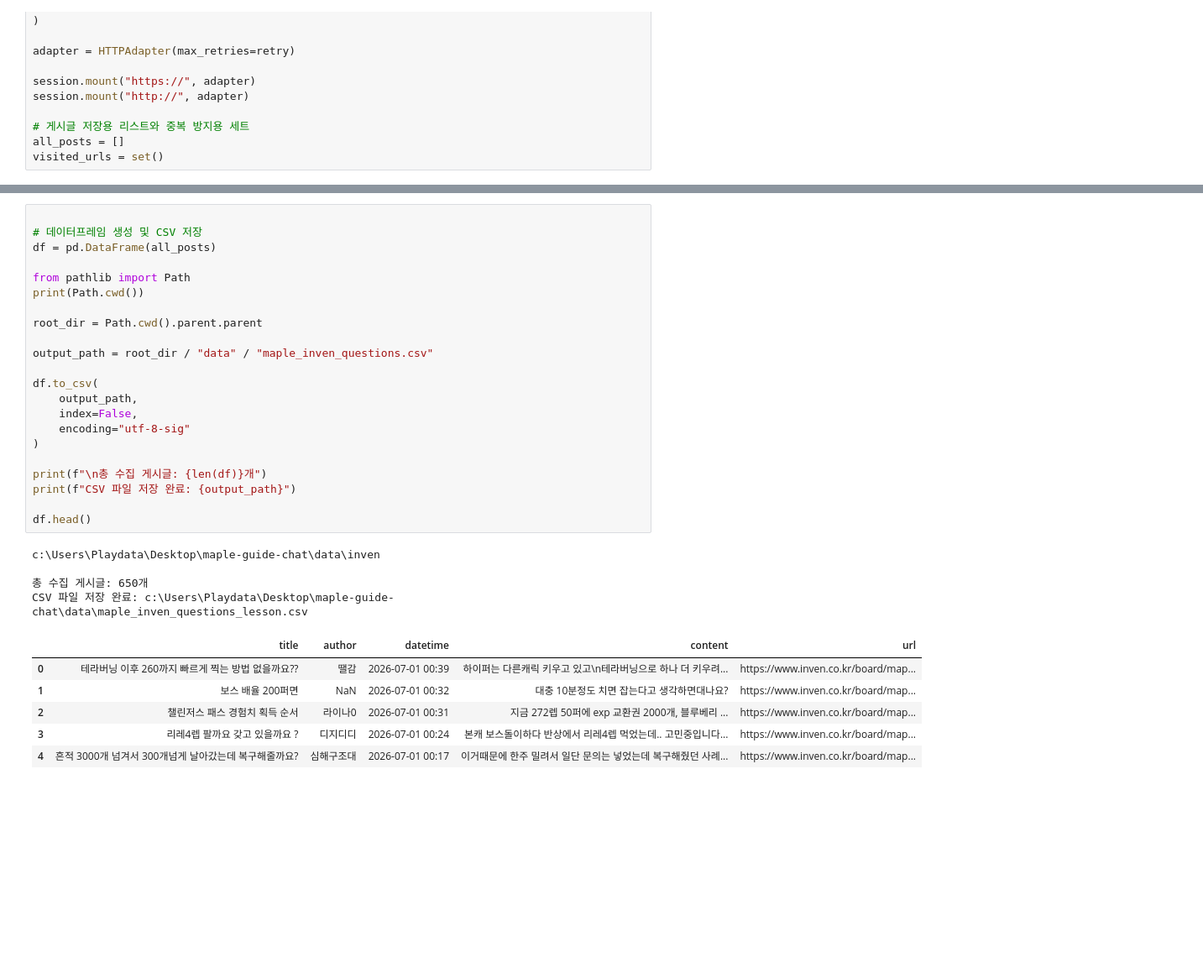
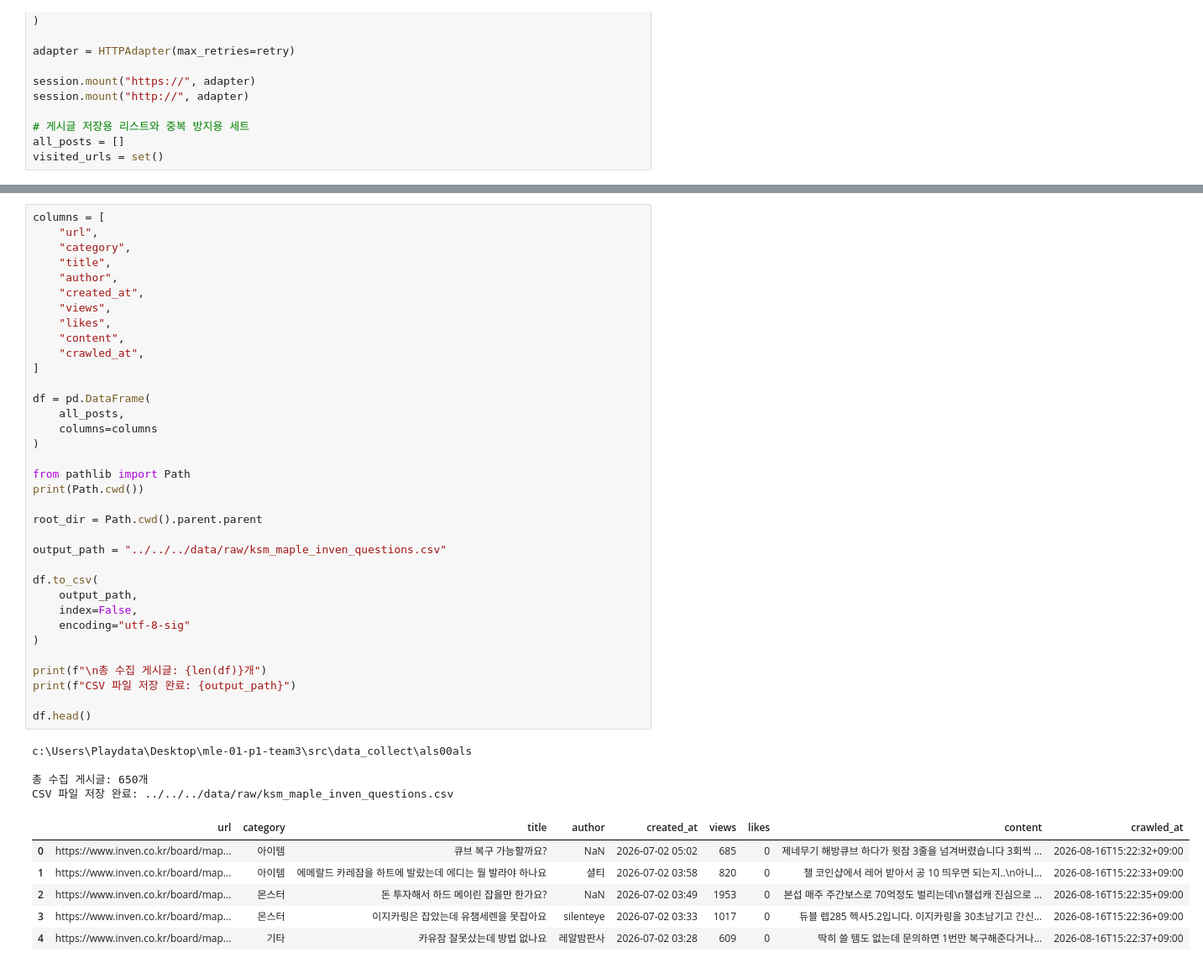
Before and after one commit to encore-ai-campus/mle-01-p1-team3, a Jupyter notebook: src/data_collect/als00als/maple_inven_crawling.ipynb, the cells around one changed output, grey strips where cells are left out. Shown at 84% size. Cells and saved outputs as stored; diff of their text form; blank space fills up the shorter version.

```diff
--- a/src/data_collect/als00als/maple_inven_crawling.ipynb
+++ b/src/data_collect/als00als/maple_inven_crawling.ipynb
@@ -188,33 +263,46 @@ for page in range(START_PAGE, END_PAGE + 1):
 # %%
+columns = [
+    "url",
+    "category",
+    "title",
+    "author",
+    "created_at",
+    "views",
+    "likes",
+    "content",
+    "crawled_at",
+]
 
-# 데이터프레임 생성 및 CSV 저장
-df = pd.DataFrame(all_posts)
+df = pd.DataFrame(
+    all_posts,
+    columns=columns
+)
 
 from pathlib import Path
 print(Path.cwd())
 
 root_dir = Path.cwd().parent.parent
 
-output_path = root_dir / "data" / "maple_inven_questions.csv"
+output_path = "../../../data/raw/ksm_maple_inven_questions.csv"
 
 df.to_csv(
     output_path,
     index=False,
     encoding="utf-8-sig"
 )
 
 print(f"\n총 수집 게시글: {len(df)}개")
 print(f"CSV 파일 저장 완료: {output_path}")
 
 df.head()
 # %% [output]
-c:\Users\Playdata\Desktop\maple-guide-chat\data\inven
+c:\Users\Playdata\Desktop\mle-01-p1-team3\src\data_collect\als00als
 
 총 수집 게시글: 650개
-CSV 파일 저장 완료: c:\Users\Playdata\Desktop\maple-guide-chat\data\maple_inven_questions_lesson.csv
+CSV 파일 저장 완료: ../../../data/raw/ksm_maple_inven_questions.csv
-|  | title | author | datetime | content | url |
-| 0 | 테라버닝 이후 260까지 빠르게 찍는 방법 없을까요?? | 땔감 | 2026-07-01 00:39 | 하이퍼는 다른캐릭 키우고 있고\n테라버닝으로 하나 더 키우려... | https://www.inven.co.kr/board/map... |
-| 1 | 보스 배율 200퍼면 | NaN | 2026-07-01 00:32 | 대충 10분정도 치면 잡는다고 생각하면대나요? | https://www.inven.co.kr/board/map... |
-| 2 | 챌린저스 패스 경험치 획득 순서 | 라이나0 | 2026-07-01 00:31 | 지금 272렙 50퍼에 exp 교환권 2000개, 블루베리 ... | https://www.inven.co.kr/board/map... |
-| 3 | 리레4렙 팔까요 갖고 있을까요 ? | 디지디디 | 2026-07-01 00:24 | 본캐 보스돌이하다 반상에서 리레4렙 먹었는데.. 고민중입니다... | https://www.inven.co.kr/board/map... |
-| 4 | 흔적 3000개 넘겨서 300개넘게 날아갔는데 복구해줄까요? | 심해구조대 | 2026-07-01 00:17 | 이거때문에 한주 밀려서 일단 문의는 넣었는데 복구해줬던 사례... | https://www.inven.co.kr/board/map... |
+|  | url | category | title | author | created_at | views | likes | content | crawled_at |
+| 0 | https://www.inven.co.kr/board/map... | 아이템 | 큐브 복구 가능할까요? | NaN | 2026-07-02 05:02 | 685 | 0 | 제네무기 해방큐브 하다가 윗잠 3줄을 넘겨버렸습니다 3회씩 ... | 2026-08-16T15:22:32+09:00 |
+| 1 | https://www.inven.co.kr/board/map... | 아이템 | 에메랄드 카레잠을 하트에 발랐는데 에디는 뭘 발라야 하나요 | 셜티 | 2026-07-02 03:58 | 820 | 0 | 챌 코인샵에서 레어 받아서 공 10 띄우면 되는지..\n아니... | 2026-08-16T15:22:33+09:00 |
+| 2 | https://www.inven.co.kr/board/map... | 몬스터 | 돈 투자해서 하드 메이린 잡을만 한가요? | NaN | 2026-07-02 03:49 | 1953 | 0 | 본섭 매주 주간보스로 70억정도 벌리는데\n챌섭캐 진심으로 ... | 2026-08-16T15:22:35+09:00 |
+| 3 | https://www.inven.co.kr/board/map... | 몬스터 | 이지카링은 잡았는데 유챔세렌을 못잡아요 | silenteye | 2026-07-02 03:33 | 1017 | 0 | 듀블 렙285 헥사5.2입니다. 이지카링을 30초남기고 간신... | 2026-08-16T15:22:36+09:00 |
+| 4 | https://www.inven.co.kr/board/map... | 기타 | 카유잠 잘못샀는데 방법 없나요 | 레알밤판사 | 2026-07-02 03:28 | 609 | 0 | 딱히 쓸 템도 없는데 문의하면 1번만 복구해준다거나... | 2026-08-16T15:22:37+09:00 |
```
Also changed, not shown: parts of 2 cells of this notebook, 13 other files.
